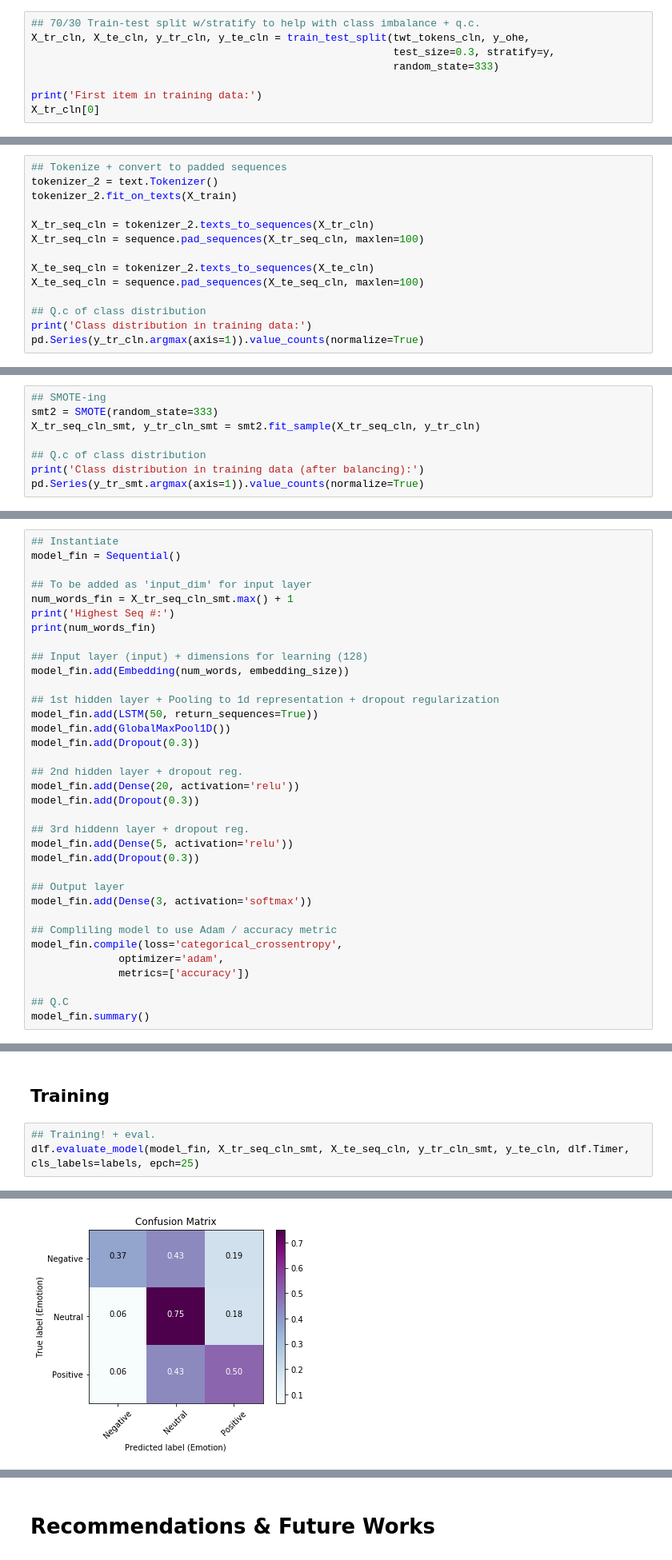
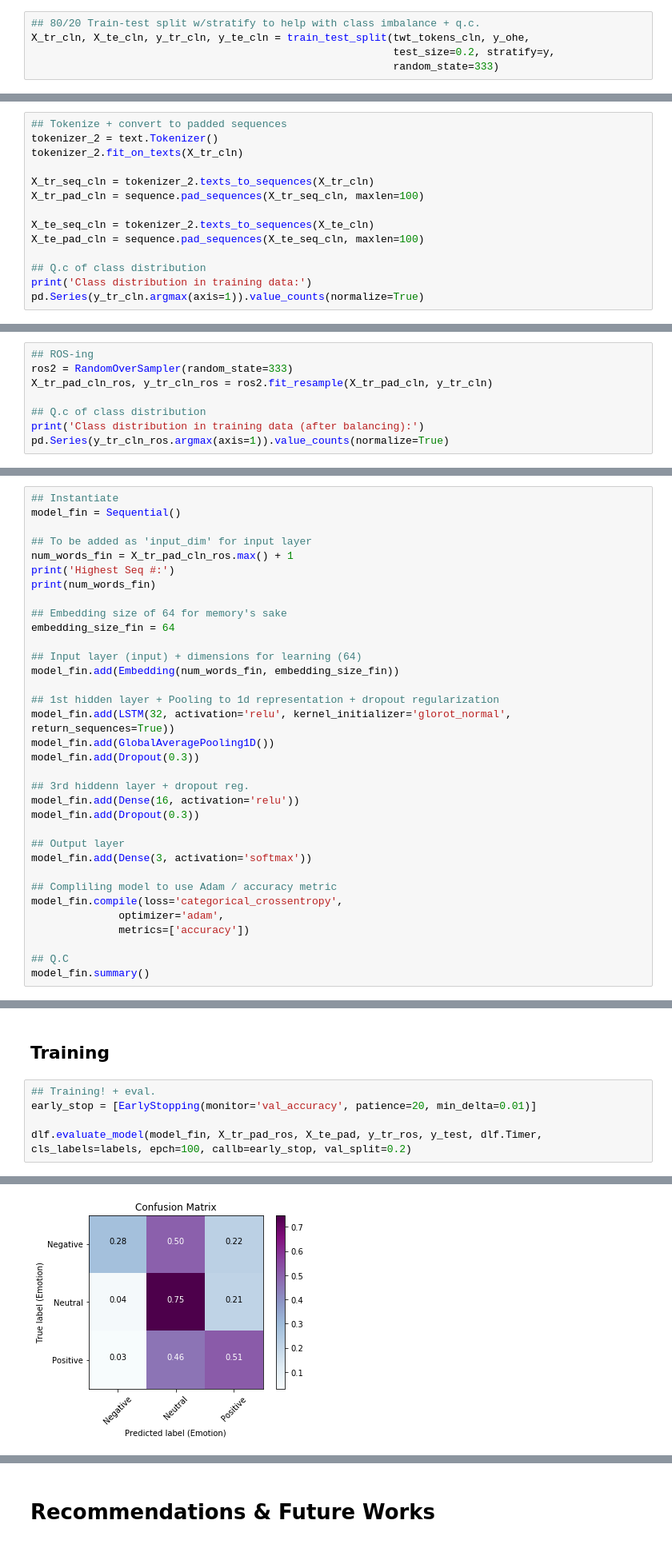
Before and after one commit to dfuller22/Mod4_Proj, a Jupyter notebook: Module_4_Project.ipynb, the cells around one changed output, grey strips where cells are left out. Shown at 80% size. Drawn from its saved outputs; the diff is of its cells as text.

```diff
--- a/Module_4_Project.ipynb
+++ b/Module_4_Project.ipynb
@@ -469,10 +797,7 @@ wv_t.similar_by_word('bad')
 # %% [markdown]
 > In order to ensure the best results for my model, I need to re-tool the training data to match that of the 'more clean' data fed into the Word2Vec model. I will leverage the `twt_tokens_cln` and `y_ohe` variables made earlier.
 # %%
-## 70/30 Train-test split w/stratify to help with class imbalance + q.c.
+## 80/20 Train-test split w/stratify to help with class imbalance + q.c.
 X_tr_cln, X_te_cln, y_tr_cln, y_te_cln = train_test_split(twt_tokens_cln, y_ohe,
-                                                          test_size=0.3, stratify=y,
+                                                          test_size=0.2, stratify=y,
                                                           random_state=333)
-
-print('First item in training data:')
-X_tr_cln[0]
@@ -482,13 +804,13 @@ First item in training data:
 # %%
 ## Tokenize + convert to padded sequences
 tokenizer_2 = text.Tokenizer()
-tokenizer_2.fit_on_texts(X_train)
+tokenizer_2.fit_on_texts(X_tr_cln)
 
 X_tr_seq_cln = tokenizer_2.texts_to_sequences(X_tr_cln)
-X_tr_seq_cln = sequence.pad_sequences(X_tr_seq_cln, maxlen=100)
+X_tr_pad_cln = sequence.pad_sequences(X_tr_seq_cln, maxlen=100)
 
 X_te_seq_cln = tokenizer_2.texts_to_sequences(X_te_cln)
-X_te_seq_cln = sequence.pad_sequences(X_te_seq_cln, maxlen=100)
+X_te_pad_cln = sequence.pad_sequences(X_te_seq_cln, maxlen=100)
 
 ## Q.c of class distribution
 print('Class distribution in training data:')
@@ -501,12 +823,12 @@ Class distribution in training data:
 dtype: float64
 # %%
-## SMOTE-ing
-smt2 = SMOTE(random_state=333)
-X_tr_seq_cln_smt, y_tr_cln_smt = smt2.fit_sample(X_tr_seq_cln, y_tr_cln)
+## ROS-ing
+ros2 = RandomOverSampler(random_state=333)
+X_tr_pad_cln_ros, y_tr_cln_ros = ros2.fit_resample(X_tr_pad_cln, y_tr_cln)
 
 ## Q.c of class distribution
 print('Class distribution in training data (after balancing):')
-pd.Series(y_tr_smt.argmax(axis=1)).value_counts(normalize=True)
+pd.Series(y_tr_cln_ros.argmax(axis=1)).value_counts(normalize=True)
 # %% [output]
 Class distribution in training data (after balancing):
 2    0.333333
@@ -696,24 +1022,23 @@ reload(dlf)
 model_fin = Sequential()
 
 ## To be added as 'input_dim' for input layer
-num_words_fin = X_tr_seq_cln_smt.max() + 1
+num_words_fin = X_tr_pad_cln_ros.max() + 1
 print('Highest Seq #:')
 print(num_words_fin)
 
-## Input layer (input) + dimensions for learning (128)
-model_fin.add(Embedding(num_words, embedding_size))
+## Embedding size of 64 for memory's sake
+embedding_size_fin = 64
+
+## Input layer (input) + dimensions for learning (64)
+model_fin.add(Embedding(num_words_fin, embedding_size_fin))
 
 ## 1st hidden layer + Pooling to 1d representation + dropout regularization
-model_fin.add(LSTM(50, return_sequences=True))
-model_fin.add(GlobalMaxPool1D())
-model_fin.add(Dropout(0.3))
-
-## 2nd hidden layer + dropout reg.
-model_fin.add(Dense(20, activation='relu'))
+model_fin.add(LSTM(32, activation='relu', kernel_initializer='glorot_normal', return_sequences=True))
+model_fin.add(GlobalAveragePooling1D())
 model_fin.add(Dropout(0.3))
 
 ## 3rd hiddenn layer + dropout reg.
-model_fin.add(Dense(5, activation='relu'))
+model_fin.add(Dense(16, activation='relu'))
 model_fin.add(Dropout(0.3))
 
 ## Output layer
@@ -748,7 +1073,9 @@ _________________________________________________________________
 ## Training
 # %%
 ## Training! + eval.
-dlf.evaluate_model(model_fin, X_tr_seq_cln_smt, X_te_seq_cln, y_tr_cln_smt, y_te_cln, dlf.Timer, cls_labels=labels, epch=25)
+early_stop = [EarlyStopping(monitor='val_accuracy', patience=20, min_delta=0.01)]
+
+dlf.evaluate_model(model_fin, X_tr_pad_ros, X_te_pad, y_tr_ros, y_test, dlf.Timer, cls_labels=labels, epch=100, callb=early_stop, val_split=0.2)
 # %% [output]
 ------------------------------------------------------------
 Model Training....
@@ -771,7 +1098,7 @@ Epoch 25/25
 ------------------------------------------------------------
 Confusion Matrix:
 ------------------------------------------------------------
-[figure, old version]
+[figure, new version]
 ------------------------------------------------------------
 Classification Report:
 ------------------------------------------------------------
```
Also changed, not shown: parts of 93 cells of this notebook, 10 other files.
